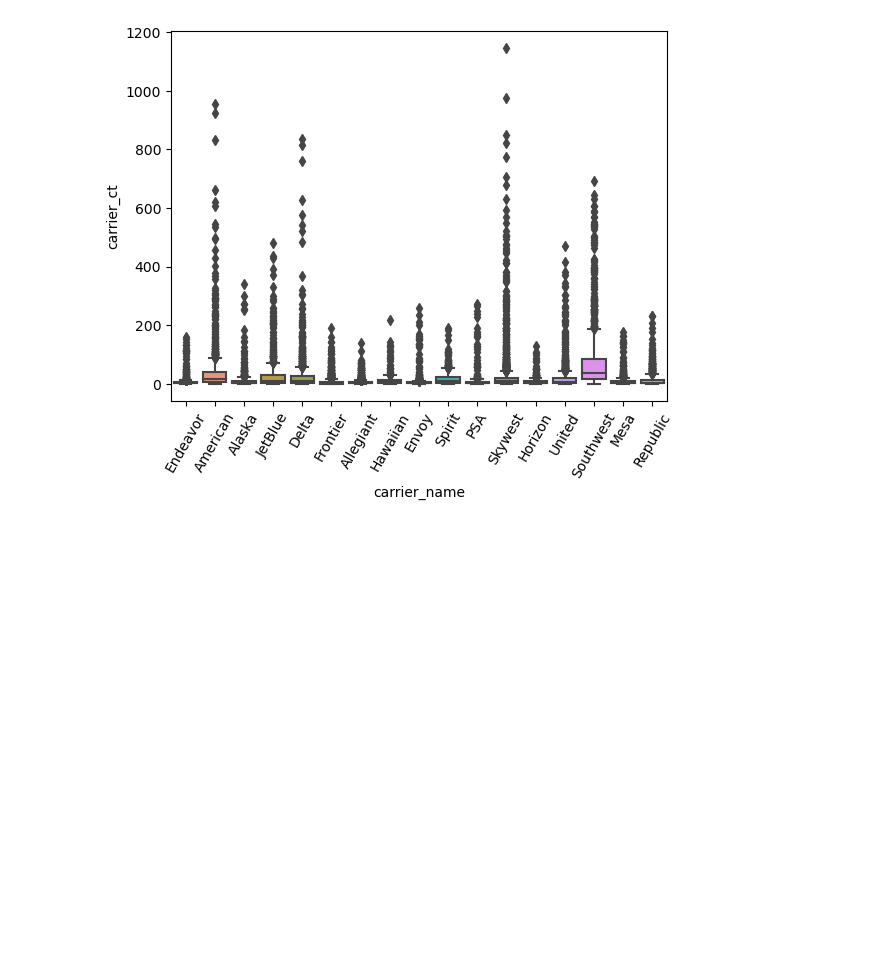
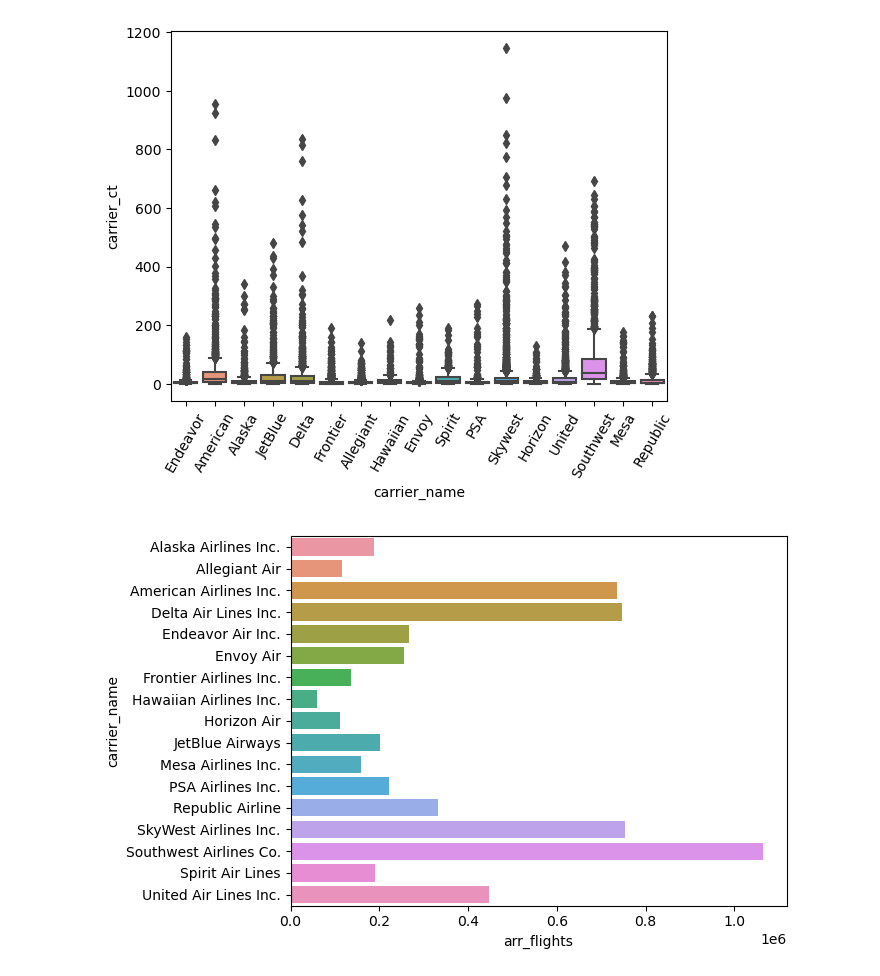
Before and after one commit to ubco-W2022T2-data301/project-group-group51, a Jupyter notebook: data/Milestone3_Max.ipynb, the cells around one changed output. Drawn from its saved outputs; the diff is of its cells as text; code cells hidden in the pictures; blank space fills up the shorter version.

```diff
--- a/data/Milestone3_Max.ipynb
+++ b/data/Milestone3_Max.ipynb
@@ -32,3 +32,9 @@ scatter.set_xticklabels(labels=['Endeavor','American','Alaska','JetBlue','Delta'
  Text(15, 0, 'Mesa'),
  Text(16, 0, 'Republic')]
 [figure]
+# %%
+df2 = df.groupby('carrier_name')['arr_flights'].sum().reset_index()
+hist=sns.barplot(data=df2,x='arr_flights',y='carrier_name')
+#hist.set_xticklabels(labels=['Endeavor','American','Alaska','JetBlue','Delta','Frontier','Allegiant','Hawaiian','Envoy','Spirit','PSA','Skywest','Horizon','United','Southwest','Mesa','Republic'],rotation=60)
+# %% [output]
+[figure, added]
```
Also changed, not shown: parts of 1 cell of this notebook.
